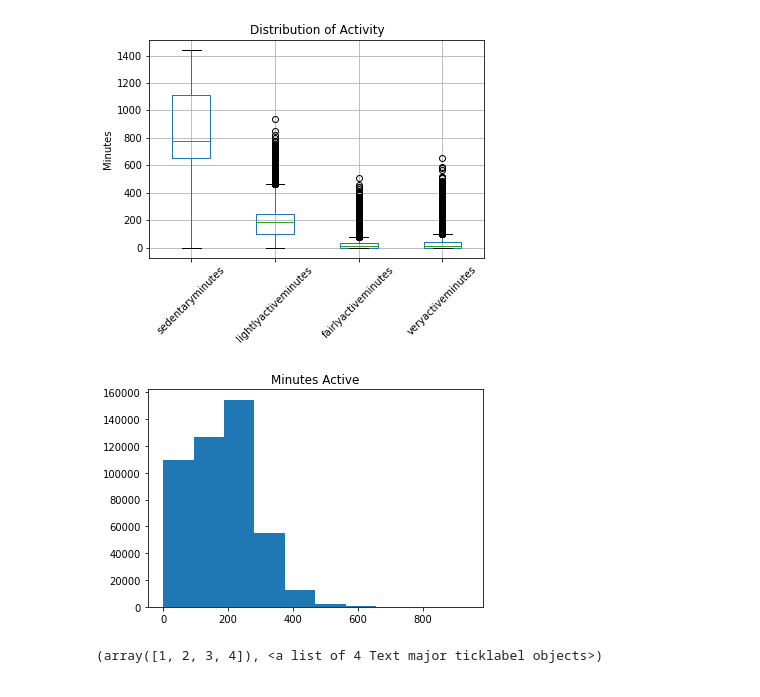
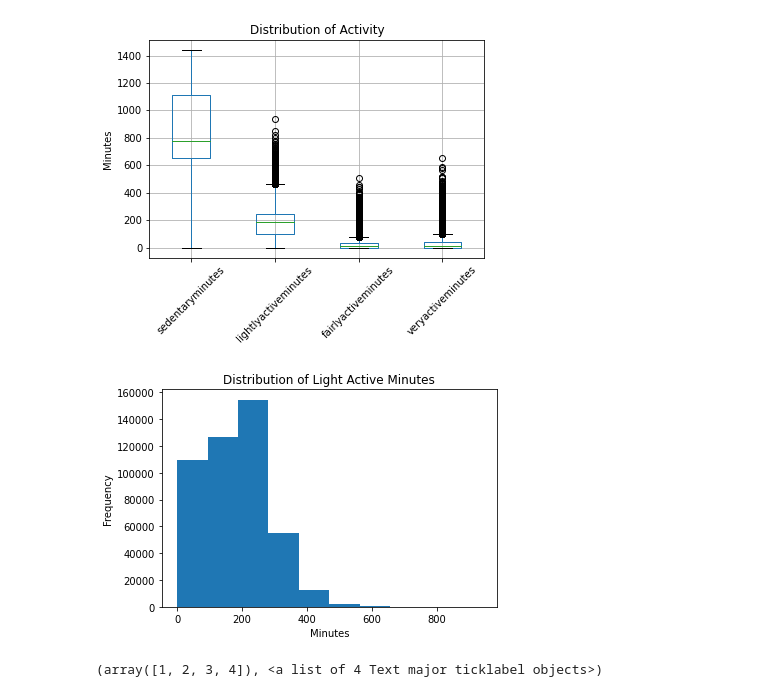
Before and after one commit to melaniaczobit/Major-Research-Project, a Jupyter notebook: MRP.ipynb, the cells around one changed output. Saved outputs shown, nothing was run; the diff lists cells and outputs as text; code cells hidden in the pictures.

```diff
--- a/MRP.ipynb
+++ b/MRP.ipynb
@@ -41,6 +41,8 @@ df.shape
 # %%
 df['datadate'] = pd.to_datetime(df['datadate'])
 df = df.rename(columns={'datadate': 'date'})
+# %%
+df['egoid'] = df['egoid'].astype('object')
 # %%
 df.info()
 # %% [output]
@@ -225,0 +204,9 @@ df3
+# %%
+df3 = df3.reset_index()
+df3['month'] = df3['date'].dt.month
+df3['weekday'] = df3['date'].dt.weekday
+df3['month'] = df3['month'].astype('category')
+df3['weekday'] = df3['weekday'].astype('category')
+df3 = df3.set_index(['date'])
+# %%
+df3['egoid'] = df3['egoid'].astype('object')
@@ -304,10 +311,12 @@ plt.xticks(rotation=45)
 # %%
 active = df3['lightlyactiveminutes']
 plt.hist(active)
-plt.title("Minutes Active")
+plt.title("Distribution of Light Active Minutes")
+plt.xlabel('Minutes')
+plt.ylabel('Frequency')
 plt.show()
 # %% [output]
-[figure, old version]
+[figure, new version]
 # %%
 boxplot_min= df3.boxplot(column=['lowrangemins','fatburnmins','cardiomins','peakmins'])
 plt.title("Distribution of Activity")
```
Also changed, not shown: parts of 38 cells of this notebook.
